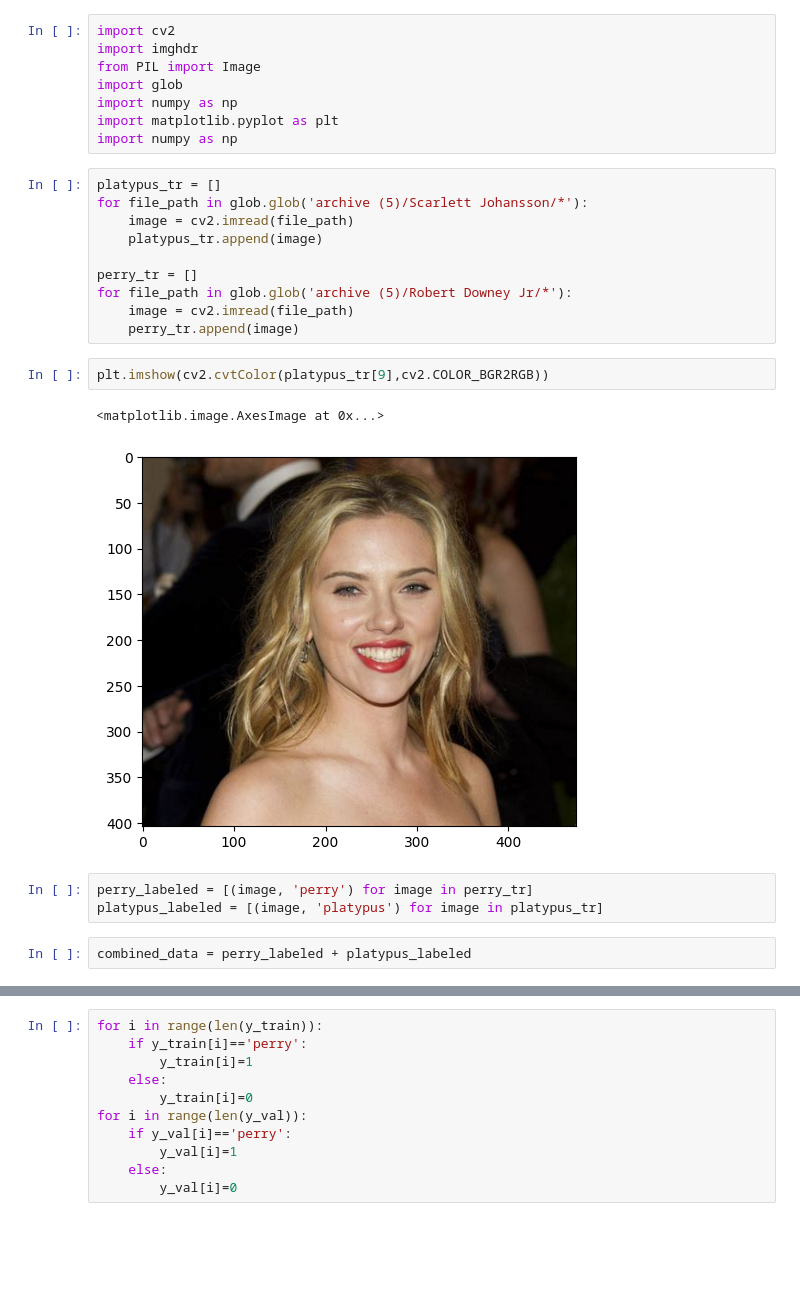
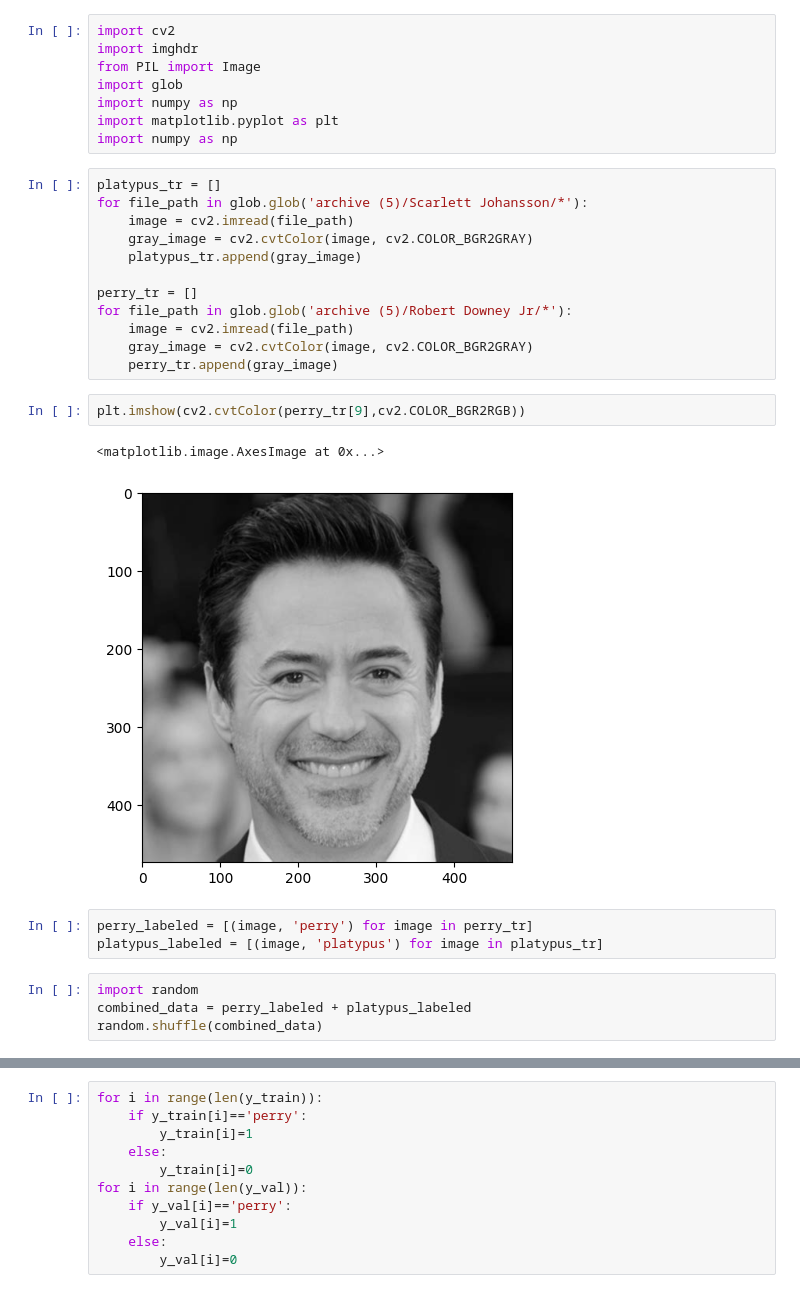
Before and after one commit to Dheeerazzz/Perry_or_Platypus_CNN-collection, a Jupyter notebook: perry or platypus/try.ipynb, the cells around one changed output, grey strips where cells are left out. Saved outputs shown, nothing was run; the diff lists cells and outputs as text; blank space fills up the shorter version.

Commit message:
images now greyscale

```diff
--- a/perry or platypus/try.ipynb
+++ b/perry or platypus/try.ipynb
@@ -15,22 +15,26 @@ import numpy as np
 platypus_tr = []
 for file_path in glob.glob('archive (5)/Scarlett Johansson/*'):
     image = cv2.imread(file_path)
-    platypus_tr.append(image)
+    gray_image = cv2.cvtColor(image, cv2.COLOR_BGR2GRAY)
+    platypus_tr.append(gray_image)
 
 perry_tr = []
 for file_path in glob.glob('archive (5)/Robert Downey Jr/*'):
     image = cv2.imread(file_path)
-    perry_tr.append(image)
+    gray_image = cv2.cvtColor(image, cv2.COLOR_BGR2GRAY)
+    perry_tr.append(gray_image)
 # %%
-plt.imshow(cv2.cvtColor(platypus_tr[9],cv2.COLOR_BGR2RGB))
+plt.imshow(cv2.cvtColor(perry_tr[9],cv2.COLOR_BGR2RGB))
 # %% [output]
 <matplotlib.image.AxesImage at 0x...>
-[figure, old version]
+[figure, new version]
 # %%
 perry_labeled = [(image, 'perry') for image in perry_tr]
 platypus_labeled = [(image, 'platypus') for image in platypus_tr]
-# %%
-combined_data = perry_labeled + platypus_labeled
+# %%
+import random
+combined_data = perry_labeled + platypus_labeled
+random.shuffle(combined_data)
 # %%
 combined_data
 # %% [output]
```
Also changed, not shown: parts of 13 cells of this notebook.
